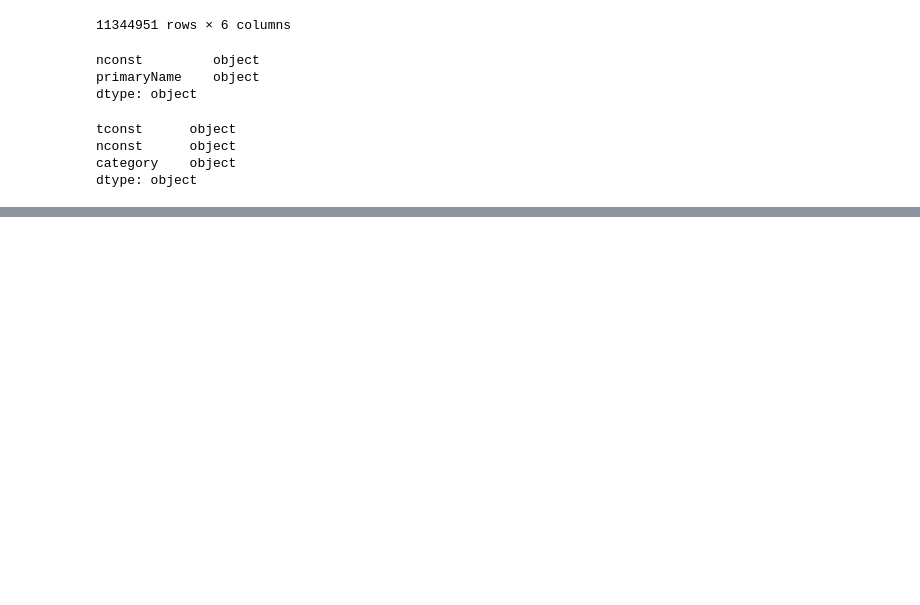
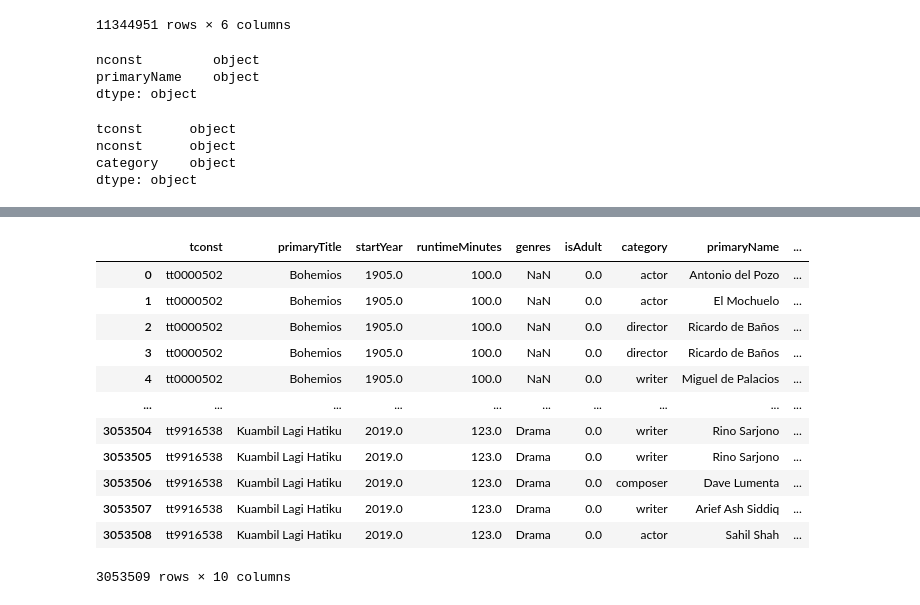
Before and after one commit to megarage9000/MovieProjection, a Jupyter notebook: Untitled.ipynb, the cells around one changed output, grey strips where cells are left out. Cells and saved outputs as stored; diff of their text form; code cells hidden in the pictures; blank space fills up the shorter version.

```diff
--- a/Untitled.ipynb
+++ b/Untitled.ipynb
@@ -170,3 +135,0 @@ principals
-# %%
-principals = principals.groupby(['category']).count()
-principals
@@ -187,0 +171,2 @@ principals
+# %%
+basics = basics.merge(principals, on=['tconst'])
@@ -187,0 +189,19 @@ principals
+# %%
+ratings = ratings[['tconst', 'averageRating', 'numVotes']]
+# %%
+basics = basics.merge(ratings, on=['tconst'])
+basics
+# %% [output]
+|  | tconst | primaryTitle | startYear | runtimeMinutes | genres | isAdult | category | primaryName | ... |
+| 0 | tt0000502 | Bohemios | 1905.0 | 100.0 | NaN | 0.0 | actor | Antonio del Pozo | ... |
+| 1 | tt0000502 | Bohemios | 1905.0 | 100.0 | NaN | 0.0 | actor | El Mochuelo | ... |
+| 2 | tt0000502 | Bohemios | 1905.0 | 100.0 | NaN | 0.0 | director | Ricardo de Baños | ... |
+| 3 | tt0000502 | Bohemios | 1905.0 | 100.0 | NaN | 0.0 | director | Ricardo de Baños | ... |
+| 4 | tt0000502 | Bohemios | 1905.0 | 100.0 | NaN | 0.0 | writer | Miguel de Palacios | ... |
+| ... | ... | ... | ... | ... | ... | ... | ... | ... | ... |
+| 3053504 | tt9916538 | Kuambil Lagi Hatiku | 2019.0 | 123.0 | Drama | 0.0 | writer | Rino Sarjono | ... |
+| 3053505 | tt9916538 | Kuambil Lagi Hatiku | 2019.0 | 123.0 | Drama | 0.0 | writer | Rino Sarjono | ... |
+| 3053506 | tt9916538 | Kuambil Lagi Hatiku | 2019.0 | 123.0 | Drama | 0.0 | composer | Dave Lumenta | ... |
+| 3053507 | tt9916538 | Kuambil Lagi Hatiku | 2019.0 | 123.0 | Drama | 0.0 | writer | Arief Ash Siddiq | ... |
+| 3053508 | tt9916538 | Kuambil Lagi Hatiku | 2019.0 | 123.0 | Drama | 0.0 | actor | Sahil Shah | ... |
+3053509 rows × 10 columns
```
Also changed, not shown: parts of 9 cells of this notebook, 2 other files.
